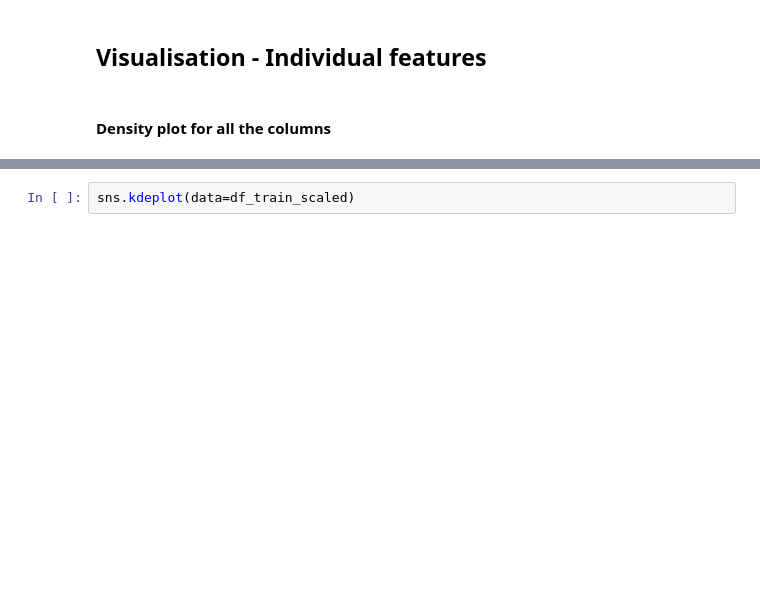
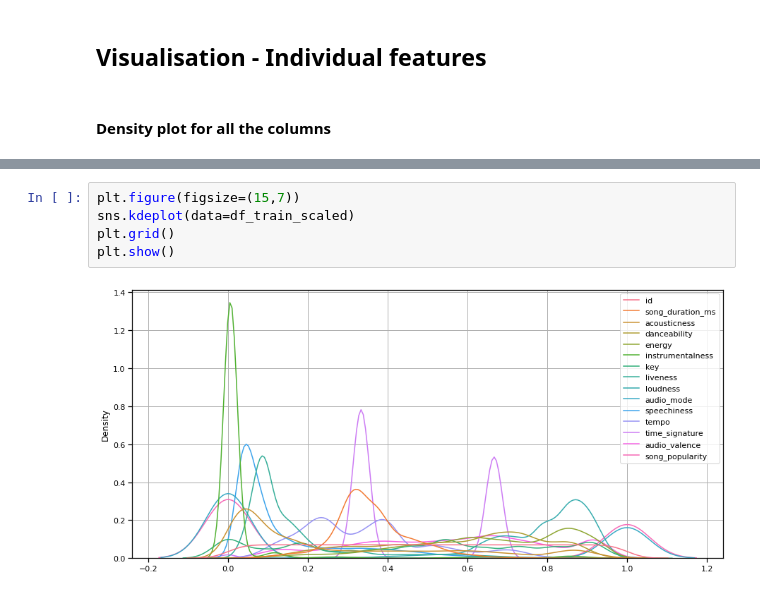
Before and after one commit to anooptp/Kaggle_Challenges, a Jupyter notebook: SongPopularityPrediction/songpopularityeda.ipynb, the cells around one changed output, grey strips where cells are left out. Cells and saved outputs as stored; diff of their text form; blank space fills up the shorter version.

```diff
--- a/SongPopularityPrediction/songpopularityeda.ipynb
+++ b/SongPopularityPrediction/songpopularityeda.ipynb
@@ -78,2 +163,7 @@ for col in df_train.columns:
-# %%
-sns.kdeplot(data=df_train_scaled)
+# %%
+plt.figure(figsize=(15,7))
+sns.kdeplot(data=df_train_scaled)
+plt.grid()
+plt.show()
+# %% [output]
+[figure, added]
```
Also changed, not shown: parts of 15 cells of this notebook.
